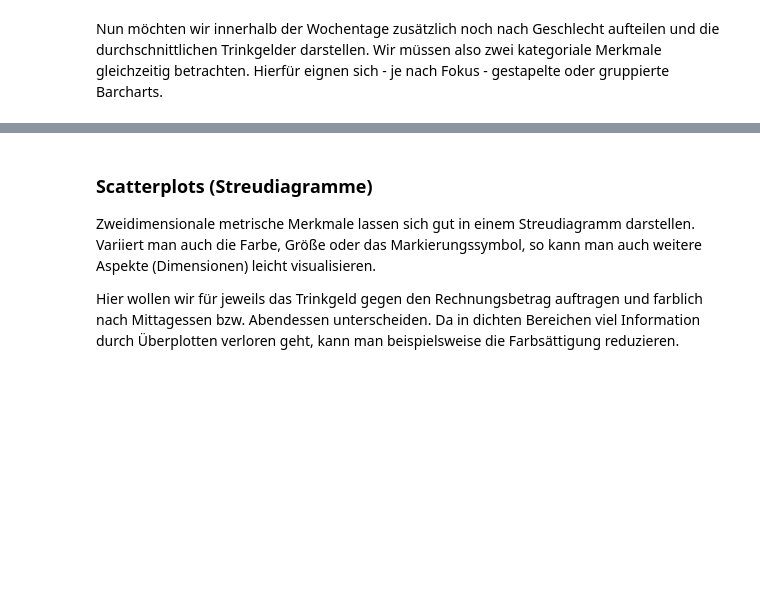
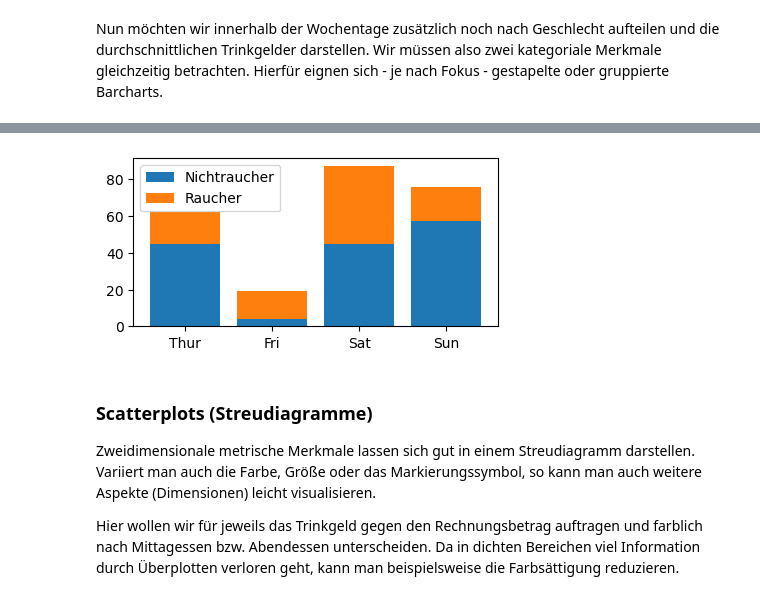
Before and after one commit to GhoulezRulez/PythonDataScienceExercise, a Jupyter notebook: Übung 5/visualization_tutorial_comments.ipynb, the cells around one changed output, grey strips where cells are left out. Cells and saved outputs as stored; diff of their text form; code cells hidden in the pictures; blank space fills up the shorter version.

```diff
--- a/Übung 5/visualization_tutorial_comments.ipynb
+++ b/Übung 5/visualization_tutorial_comments.ipynb
@@ -117,3 +136,7 @@ Im Falle von ordinalen Merkmalen sollte man ggf. die intrinsische Reihenfolge de
 Nun möchten wir innerhalb der Wochentage zusätzlich noch nach Geschlecht aufteilen und die durchschnittlichen Trinkgelder darstellen.
 Wir müssen also zwei kategoriale Merkmale gleichzeitig betrachten.
 Hierfür eignen sich - je nach Fokus - gestapelte oder gruppierte Barcharts.
+# %%
+data = tips.groupby(["day", "smoker"]).size()
+data = data.unstack()
+data
@@ -120,3 +150,11 @@ Hierfür eignen sich - je nach Fokus - gestapelte oder gruppierte Barcharts.
+# %%
+fig, ax = plt.subplots(figsize= (4,2), layout = "constrained") ## Sorgt für Seitenanpassung bei der Bild ausgabe
+ax.bar(data.index, data["No"], label= "Nichtraucher")
+ax.bar(data.index, data["Yes"], bottom = data["No"], label = "Raucher")
+ax.legend()
+plt.show()
+# %% [output]
+[figure, added]
 # %% [markdown]
 ### Scatterplots (Streudiagramme)
 
```
Also changed, not shown: parts of 15 cells of this notebook, 2 other files.
